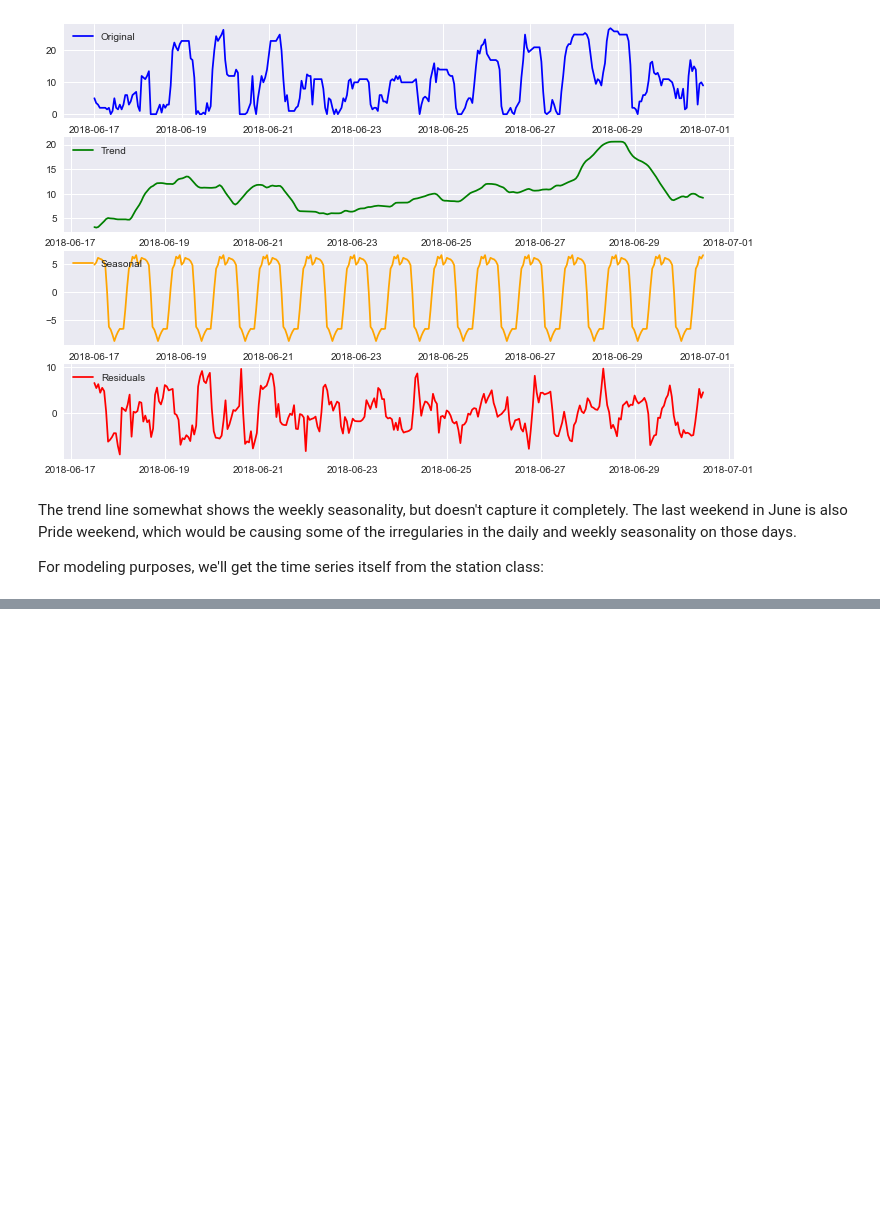
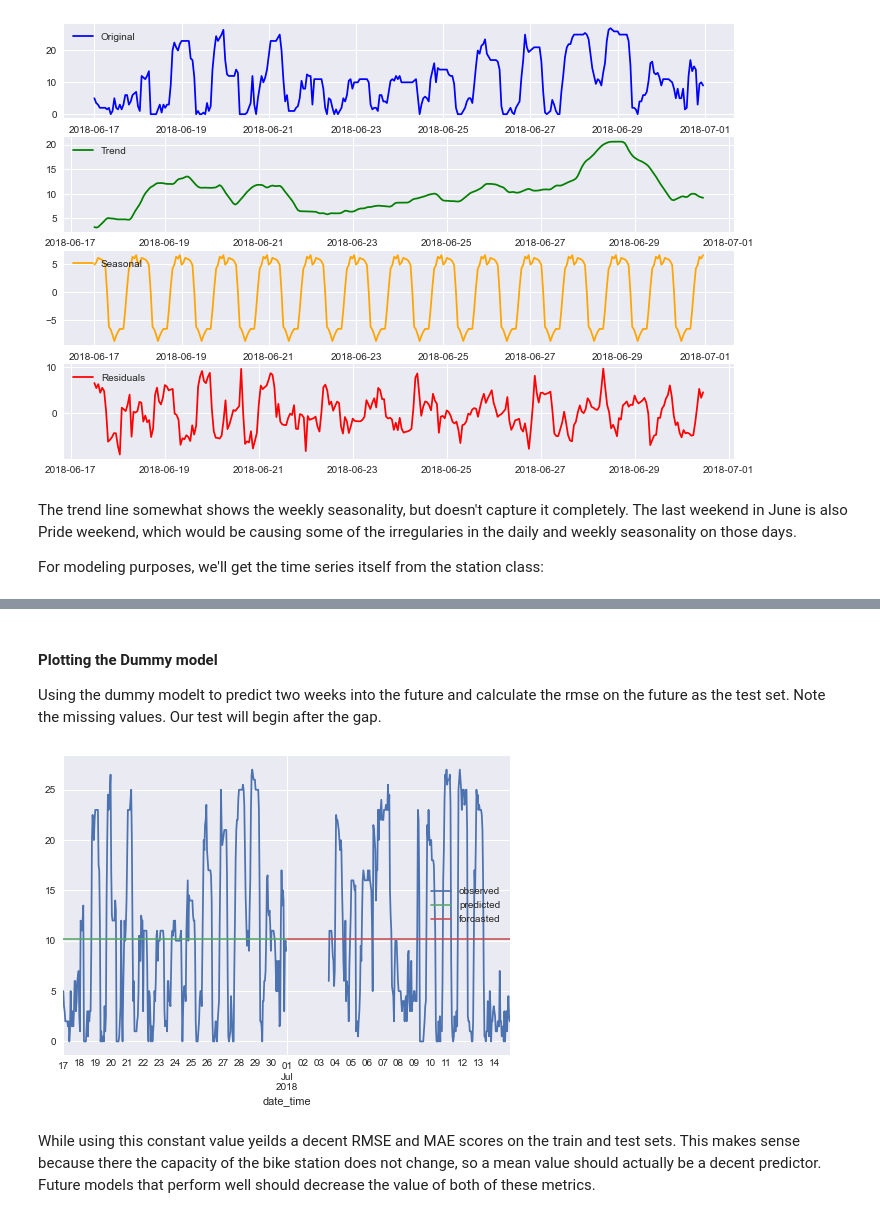
Before and after one commit to mitkrieg/citibike-timeseries, a Jupyter notebook: 02_modeling.ipynb, the cells around one changed output, grey strips where cells are left out. Cells and saved outputs as stored; diff of their text form; code cells hidden in the pictures; blank space fills up the shorter version.

```diff
--- a/02_modeling.ipynb
+++ b/02_modeling.ipynb
@@ -152,0 +185,26 @@ arima = ARIMA()
+# %% [markdown]
+
+
+#### Plotting the Dummy model
+
+Using the dummy modelt to predict two weeks into the future and calculate the rmse on the future as the test set. Note the missing values. Our test will begin after the gap.
+# %%
+#get predictions
+
+pred = results.get_prediction(start=pd.to_datetime('2018-06-17'),dynamic=True,full_results=True)
+pred_conf = pred.conf_int()
+
+forcast = results.get_forecast(steps=24*14)
+for_conf = forcast.conf_int()
+
+ax = station_3172.avail_bikes_ts()['2018-06-17':'2018-07-14'].plot(label='observed')
+
+pred.predicted_mean.plot(ax=ax, label='predicted',alpha=0.9)
+forcast.predicted_mean.plot(ax=ax, label='forcasted', alpha=0.9)
+
+
+plt.legend();
+# %% [output]
+[figure, added]
+# %% [markdown]
+While using this constant value yeilds a decent RMSE and MAE scores on the train and test sets. This makes sense because there the capacity of the bike station does not change, so a mean value should actually be a decent predictor. Future models that perform well should decrease the value of both of these metrics.
```
Also changed, not shown: parts of 41 cells of this notebook, 3 other files.
